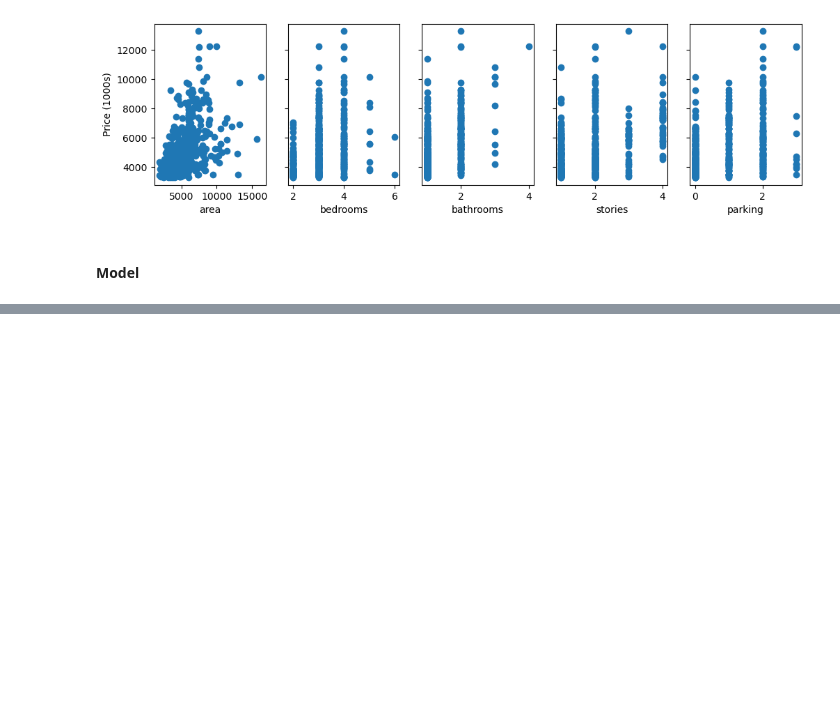
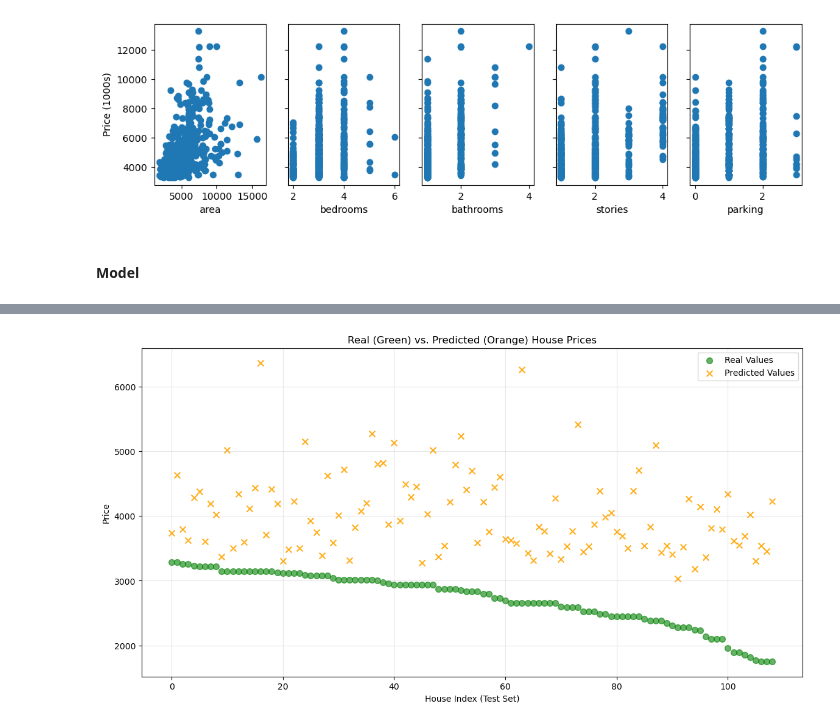
Before and after one commit to OriElbaz/housing-price-predictor, a Jupyter notebook: notebooks/01_implementation.ipynb, the cells around one changed output, grey strips where cells are left out. Saved outputs shown, nothing was run; the diff lists cells and outputs as text; code cells hidden in the pictures; blank space fills up the shorter version.

```diff
--- a/notebooks/01_implementation.ipynb
+++ b/notebooks/01_implementation.ipynb
@@ -162,0 +411,34 @@ def gradient_descent(X, y, w_in, b_in, num_iters, alpha, cost_function, gradient
+# %%
+import matplotlib.pyplot as plt
+
+import matplotlib.pyplot as plt
+
+def plot_comparison_scatter(y_true, y_pred):
+    # Create a sequence of numbers [0, 1, 2, ... n] for the x-axis
+    indexes = range(len(y_true))
+
+    plt.figure(figsize=(14, 7))
+
+    # 1. Plot Real Values (Green Dots)
+    plt.scatter(indexes, y_true, color='green', label='Real Values', alpha=0.6, s=50)
+
+    # 2. Plot Predicted Values (Orange Xs)
+    # Using a different marker ('x') helps distinguish them if they overlap perfectly
+    plt.scatter(indexes, y_pred, color='orange', label='Predicted Values', alpha=0.9, marker='x', s=50)
+
+    # Optional: Draw faint lines connecting the Real to the Predicted to show the error size
+    # Uncomment the loop below to see the "Error Sticks"
+    # for i in indexes:
+    #     plt.plot([i, i], [y_true[i], y_pred[i]], color='gray', linestyle='--', alpha=0.2)
+
+    plt.title('Real (Green) vs. Predicted (Orange) House Prices')
+    plt.xlabel('House Index (Test Set)')
+    plt.ylabel('Price')
+    plt.legend()
+    plt.grid(True, alpha=0.3)
+    plt.show()
+
+# Run the visualization with your model's data
+plot_comparison_scatter(y_test, y_test_pred)
+# %% [output]
+[figure, added]
```
Also changed, not shown: parts of 12 cells of this notebook.
